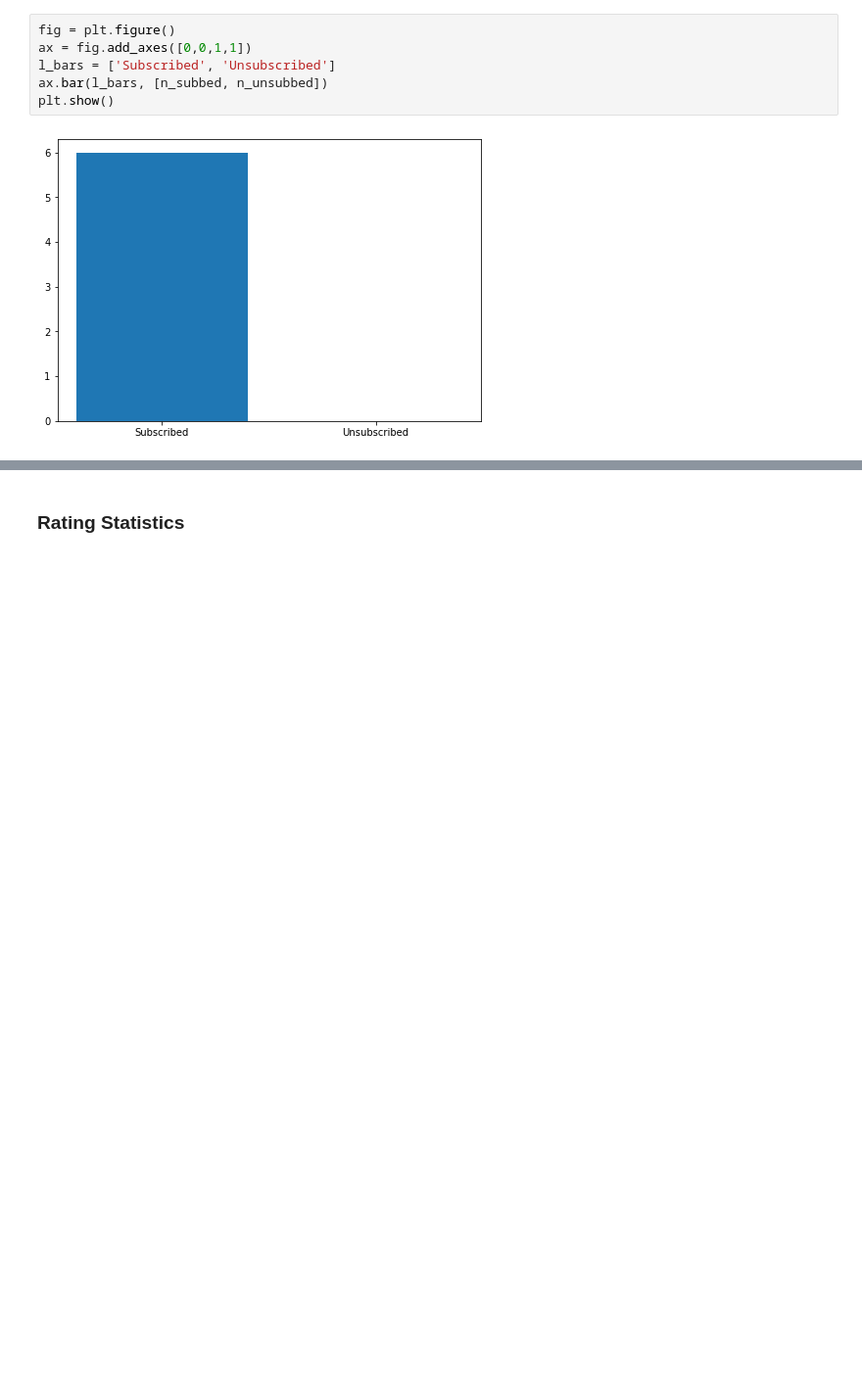
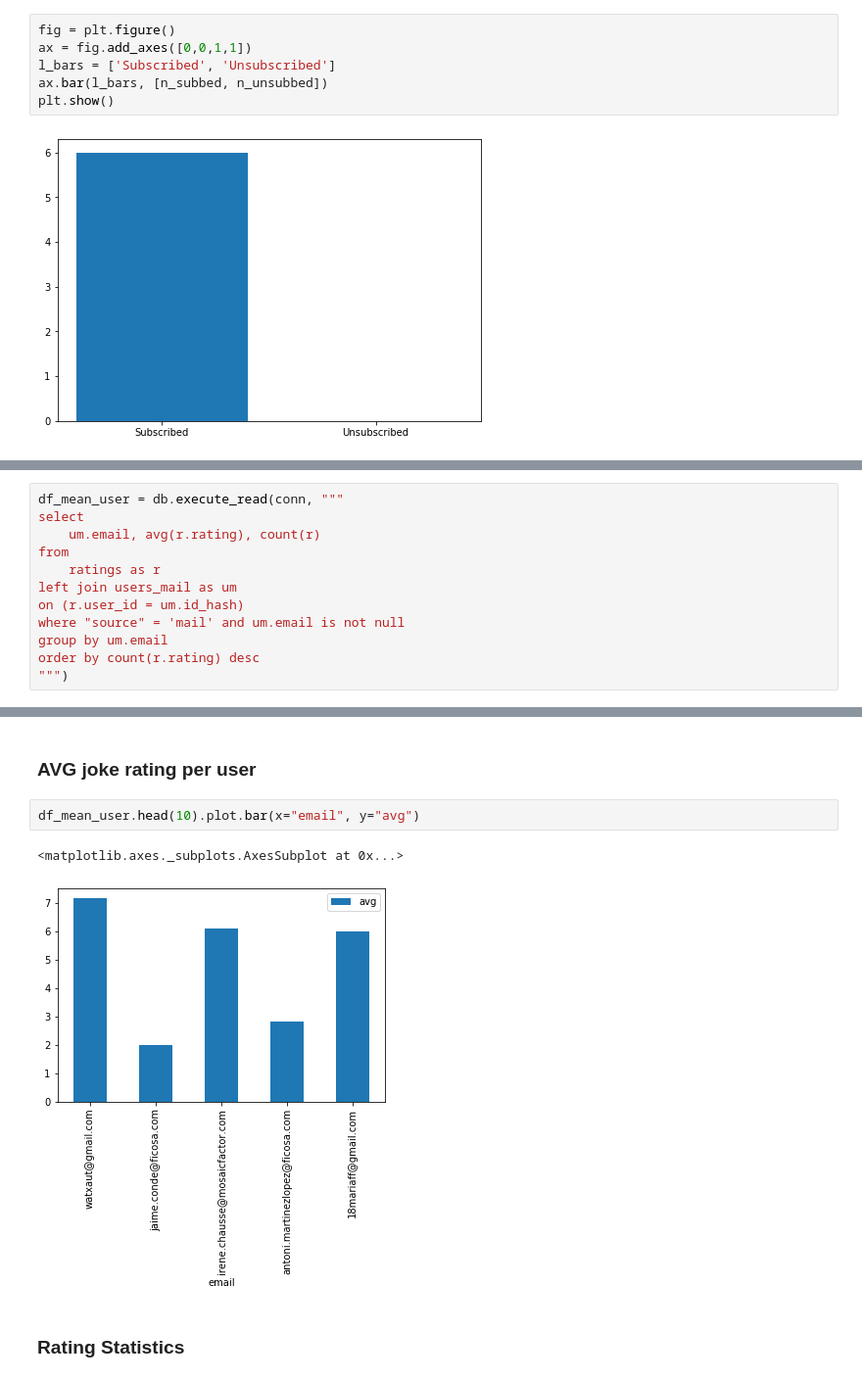
Before and after one commit to watxaut-alpha/joke-app, a Jupyter notebook: notebooks/analysis_mail_users.ipynb, the cells around one changed output, grey strips where cells are left out. Shown: that part at 98% size. Cells and saved outputs as stored; diff of their text form; blank space fills up the shorter version.

```diff
--- a/notebooks/analysis_mail_users.ipynb
+++ b/notebooks/analysis_mail_users.ipynb
@@ -40,0 +43,12 @@ plt.show()
+# %%
+df_mean_user = db.execute_read(conn, """
+select
+	um.email, avg(r.rating), count(r)
+from
+	ratings as r
+left join users_mail as um
+on (r.user_id = um.id_hash)
+where "source" = 'mail' and um.email is not null
+group by um.email
+order by count(r.rating) desc
+""")
@@ -41,3 +64,10 @@ plt.show()
+# %% [markdown]
+### AVG joke rating per user
+# %%
+df_mean_user.head(10).plot.bar(x="email", y="avg")
+# %% [output]
+<matplotlib.axes._subplots.AxesSubplot at 0x...>
+[figure, added]
 # %% [markdown]
 ### Rating Statistics
 # %%
```
Also changed, not shown: parts of 2 cells of this notebook, 2 other files.
